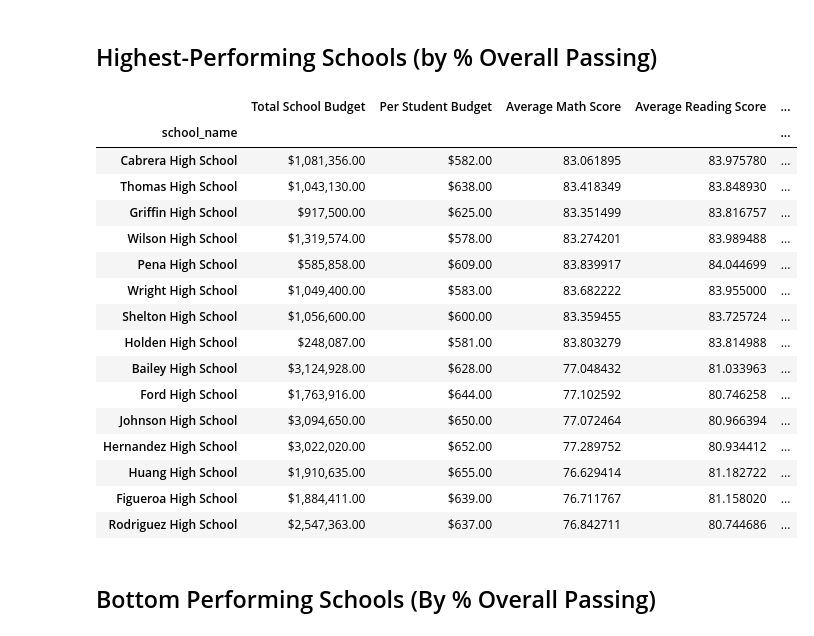
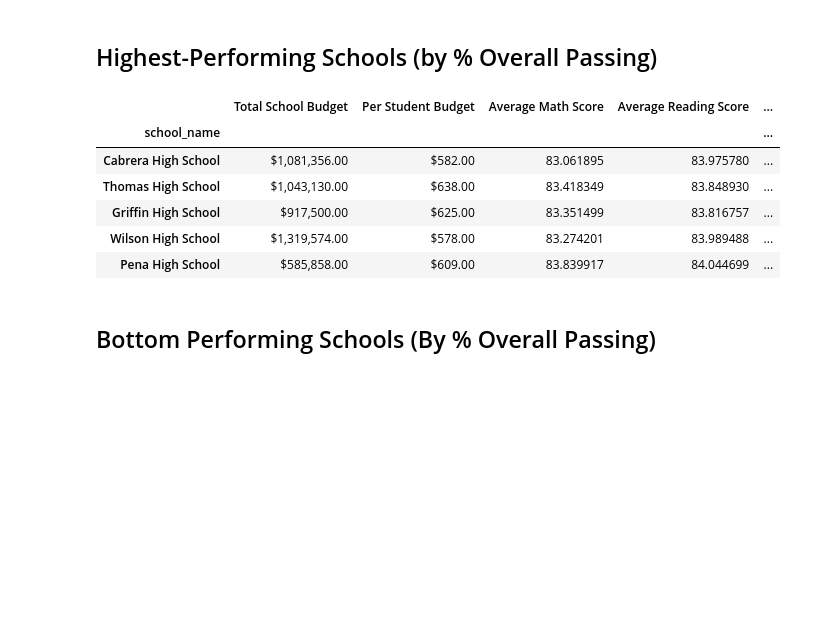
Before and after one commit to Riffatad/pandas-challenge, a Jupyter notebook: PyCitySchools/PyCitySchools.ipynb, the cells around one changed output. Saved outputs shown, nothing was run; the diff lists cells and outputs as text; code cells hidden in the pictures; blank space fills up the shorter version.

```diff
--- a/PyCitySchools/PyCitySchools.ipynb
+++ b/PyCitySchools/PyCitySchools.ipynb
@@ -473,27 +236,17 @@ display(per_school_summary)
 # %%
 # Sort the schools by `% Overall Passing` in descending order and display the top 5 rows.
 top_schools = per_school_summary.sort_values(by="Overall Passing Rate", ascending=False)
 
 # Display the top 5 rows
-display(top_schools)
+display(top_schools.head(5))
 # %% [output]
 |  | Total School Budget | Per Student Budget | Average Math Score | Average Reading Score | ... |
 | school_name |  |  |  |  | ... |
 | Cabrera High School | $1,081,356.00 | $582.00 | 83.061895 | 83.975780 | ... |
 | Thomas High School | $1,043,130.00 | $638.00 | 83.418349 | 83.848930 | ... |
 | Griffin High School | $917,500.00 | $625.00 | 83.351499 | 83.816757 | ... |
 | Wilson High School | $1,319,574.00 | $578.00 | 83.274201 | 83.989488 | ... |
 | Pena High School | $585,858.00 | $609.00 | 83.839917 | 84.044699 | ... |
-| Wright High School | $1,049,400.00 | $583.00 | 83.682222 | 83.955000 | ... |
-| Shelton High School | $1,056,600.00 | $600.00 | 83.359455 | 83.725724 | ... |
-| Holden High School | $248,087.00 | $581.00 | 83.803279 | 83.814988 | ... |
-| Bailey High School | $3,124,928.00 | $628.00 | 77.048432 | 81.033963 | ... |
-| Ford High School | $1,763,916.00 | $644.00 | 77.102592 | 80.746258 | ... |
-| Johnson High School | $3,094,650.00 | $650.00 | 77.072464 | 80.966394 | ... |
-| Hernandez High School | $3,022,020.00 | $652.00 | 77.289752 | 80.934412 | ... |
-| Huang High School | $1,910,635.00 | $655.00 | 76.629414 | 81.182722 | ... |
-| Figueroa High School | $1,884,411.00 | $639.00 | 76.711767 | 81.158020 | ... |
-| Rodriguez High School | $2,547,363.00 | $637.00 | 76.842711 | 80.744686 | ... |
 # %% [markdown]
 ## Bottom Performing Schools (By % Overall Passing)
 # %%
```
Also changed, not shown: parts of 20 cells of this notebook.
